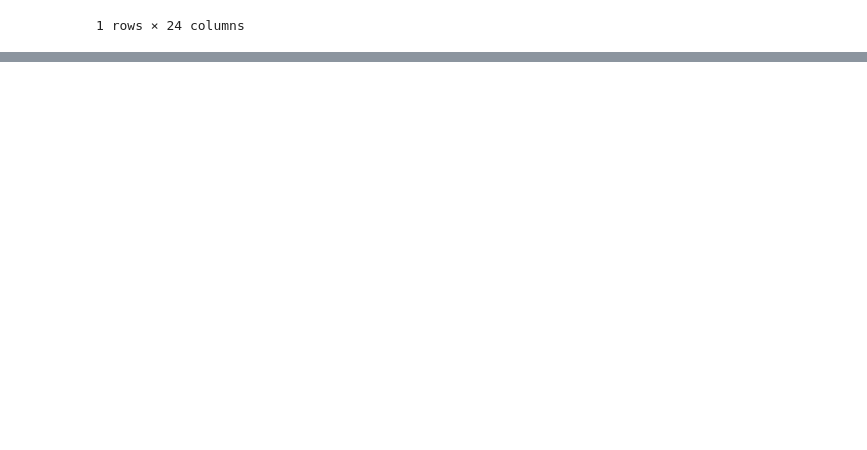
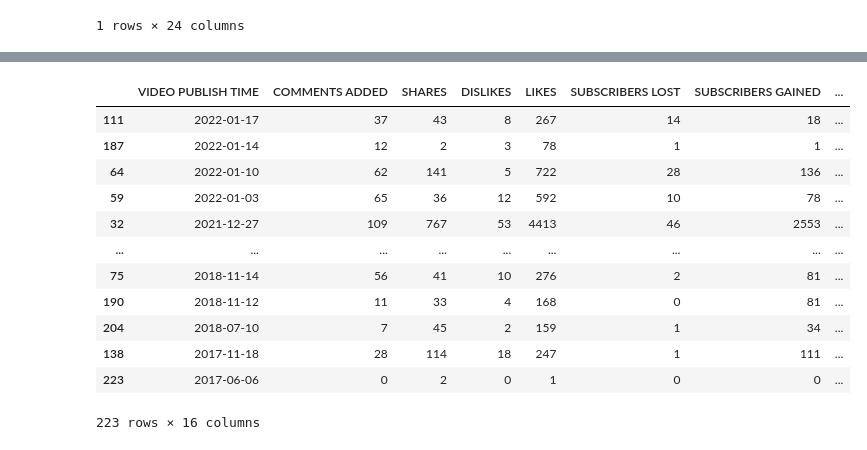
Before and after one commit to andazi/goal-data-science, a Jupyter notebook: deployed apps/project 2/youtube dashbord.ipynb, the cells around one changed output, grey strips where cells are left out. Cells and saved outputs as stored; diff of their text form; code cells hidden in the pictures; blank space fills up the shorter version.

```diff
--- a/deployed apps/project 2/youtube dashbord.ipynb
+++ b/deployed apps/project 2/youtube dashbord.ipynb
@@ -572,0 +666,16 @@ df_agg.head(1)
+# %%
+df.select_dtypes(include=['number','datetime'])
+# %% [output]
+|  | VIDEO PUBLISH TIME | COMMENTS ADDED | SHARES | DISLIKES | LIKES | SUBSCRIBERS LOST | SUBSCRIBERS GAINED | ... |
+| 111 | 2022-01-17 | 37 | 43 | 8 | 267 | 14 | 18 | ... |
+| 187 | 2022-01-14 | 12 | 2 | 3 | 78 | 1 | 1 | ... |
+| 64 | 2022-01-10 | 62 | 141 | 5 | 722 | 28 | 136 | ... |
+| 59 | 2022-01-03 | 65 | 36 | 12 | 592 | 10 | 78 | ... |
+| 32 | 2021-12-27 | 109 | 767 | 53 | 4413 | 46 | 2553 | ... |
+| ... | ... | ... | ... | ... | ... | ... | ... | ... |
+| 75 | 2018-11-14 | 56 | 41 | 10 | 276 | 2 | 81 | ... |
+| 190 | 2018-11-12 | 11 | 33 | 4 | 168 | 0 | 81 | ... |
+| 204 | 2018-07-10 | 7 | 45 | 2 | 159 | 1 | 34 | ... |
+| 138 | 2017-11-18 | 28 | 114 | 18 | 247 | 1 | 111 | ... |
+| 223 | 2017-06-06 | 0 | 2 | 0 | 1 | 0 | 0 | ... |
+223 rows × 16 columns
```
Also changed, not shown: parts of 9 cells of this notebook, 1 other file.
